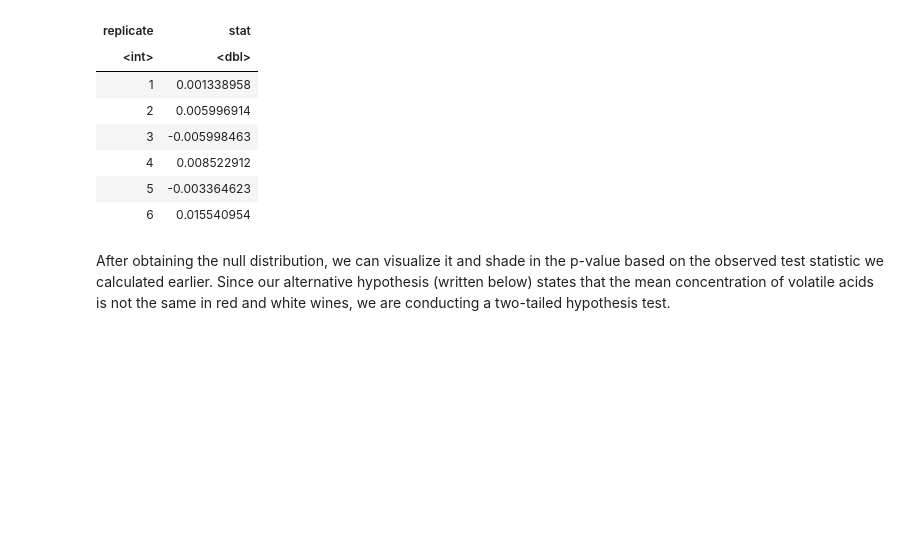
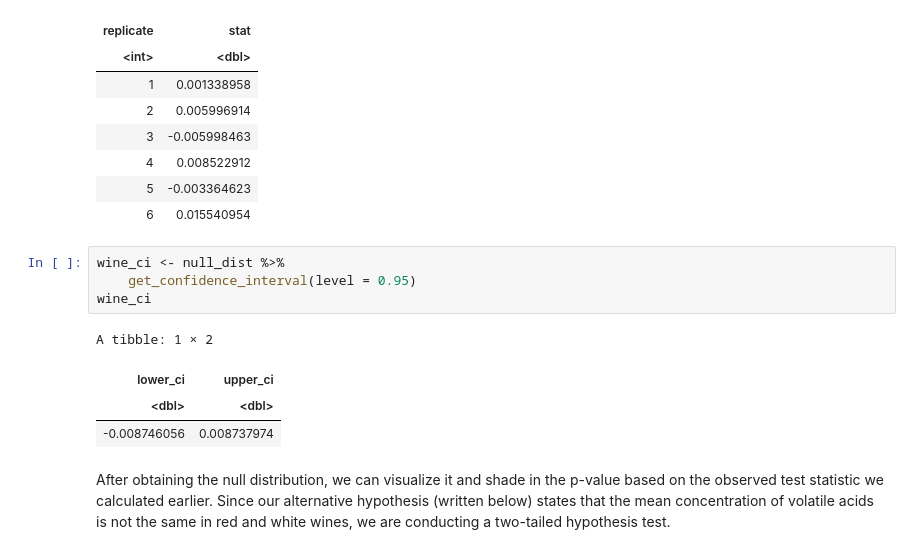
Before and after one commit to VivaanWadhwa/STAT201_GROUP18, a Jupyter notebook: project_final_report.ipynb, the cells around one changed output. Cells and saved outputs as stored; diff of their text form; blank space fills up the shorter version.

```diff
--- a/project_final_report.ipynb
+++ b/project_final_report.ipynb
@@ -224,6 +222,15 @@ A infer: 6 × 2
 | 4 | 0.008522912 |
 | 5 | -0.003364623 |
 | 6 | 0.015540954 |
+# %%
+wine_ci <- null_dist %>%
+    get_confidence_interval(level = 0.95)
+wine_ci
+# %% [output]
+A tibble: 1 × 2
+| lower_ci | upper_ci |
+| <dbl> | <dbl> |
+| -0.008746056 | 0.008737974 |
 # %% [markdown]
 After obtaining the null distribution, we can visualize it and shade in the p-value based on the observed test statistic we calculated earlier. Since our alternative hypothesis (written below) states that the mean concentration of volatile acids is not the same in red and white wines, we are conducting a two-tailed hypothesis test.
 # %% [markdown]
```
Also changed, not shown: parts of 14 cells of this notebook, 1 other file.
